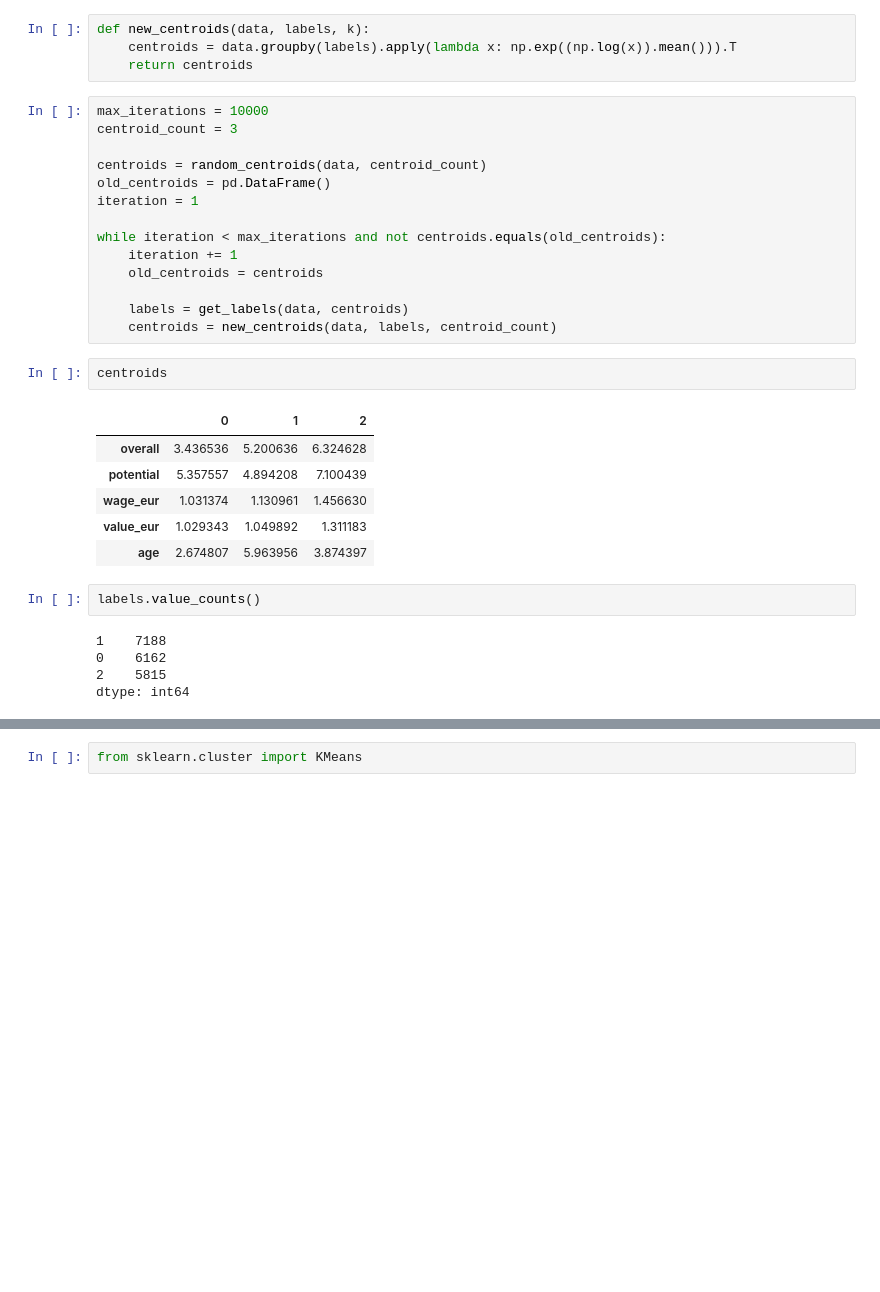
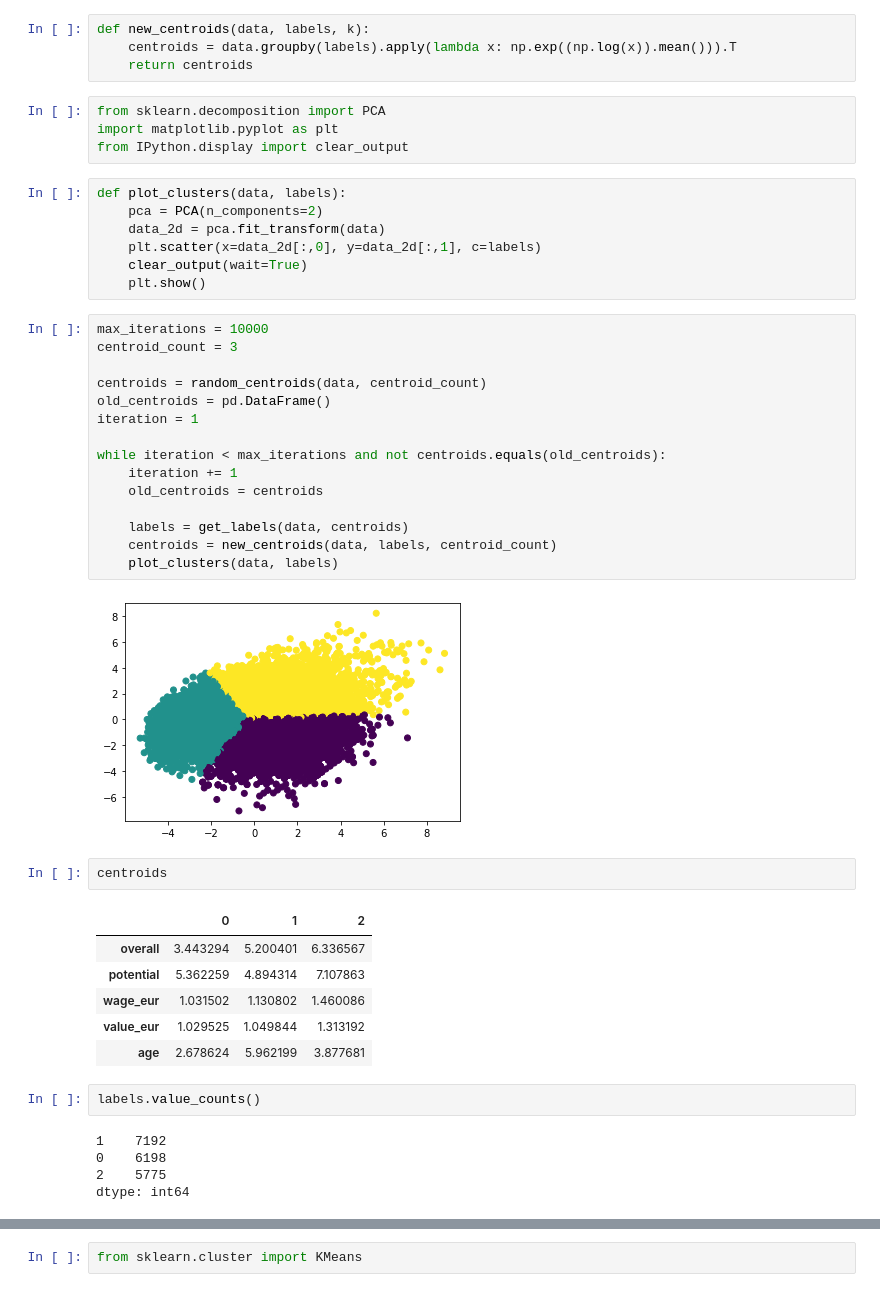
Before and after one commit to dataquestio/project-walkthroughs, a Jupyter notebook: kmeans/clustering.ipynb, the cells around one changed output, grey strips where cells are left out. Drawn from its saved outputs; the diff is of its cells as text; blank space fills up the shorter version.

```diff
--- a/kmeans/clustering.ipynb
+++ b/kmeans/clustering.ipynb
@@ -78,35 +86,49 @@ dtype: int64
 def new_centroids(data, labels, k):
     centroids = data.groupby(labels).apply(lambda x: np.exp((np.log(x)).mean())).T
     return centroids
+# %%
+from sklearn.decomposition import PCA
+import matplotlib.pyplot as plt
+from IPython.display import clear_output
+# %%
+def plot_clusters(data, labels):
+    pca = PCA(n_components=2)
+    data_2d = pca.fit_transform(data)
+    plt.scatter(x=data_2d[:,0], y=data_2d[:,1], c=labels)
+    clear_output(wait=True)
+    plt.show()
 # %%
 max_iterations = 10000
 centroid_count = 3
 
 centroids = random_centroids(data, centroid_count)
 old_centroids = pd.DataFrame()
 iteration = 1
 
 while iteration < max_iterations and not centroids.equals(old_centroids):
     iteration += 1
     old_centroids = centroids
 
     labels = get_labels(data, centroids)
     centroids = new_centroids(data, labels, centroid_count)
+    plot_clusters(data, labels)
+# %% [output]
+[figure, added]
 # %%
 centroids
 # %% [output]
 |  | 0 | 1 | 2 |
-| overall | 3.436536 | 5.200636 | 6.324628 |
-| potential | 5.357557 | 4.894208 | 7.100439 |
-| wage_eur | 1.031374 | 1.130961 | 1.456630 |
-| value_eur | 1.029343 | 1.049892 | 1.311183 |
-| age | 2.674807 | 5.963956 | 3.874397 |
+| overall | 3.443294 | 5.200401 | 6.336567 |
+| potential | 5.362259 | 4.894314 | 7.107863 |
+| wage_eur | 1.031502 | 1.130802 | 1.460086 |
+| value_eur | 1.029525 | 1.049844 | 1.313192 |
+| age | 2.678624 | 5.962199 | 3.877681 |
 # %%
 labels.value_counts()
 # %% [output]
-1    7188
-0    6162
-2    5815
+1    7192
+0    6198
+2    5775
 dtype: int64
 # %%
 players[labels == 0]
```
Also changed, not shown: parts of 4 cells of this notebook.
